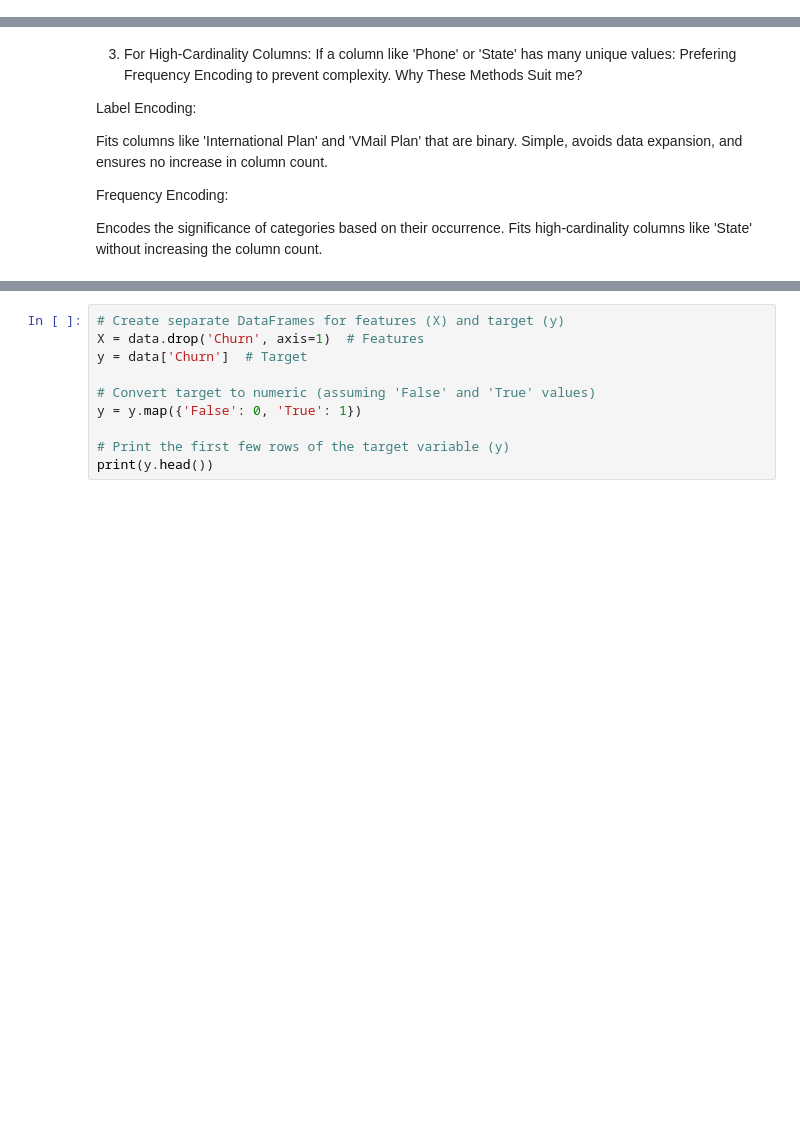
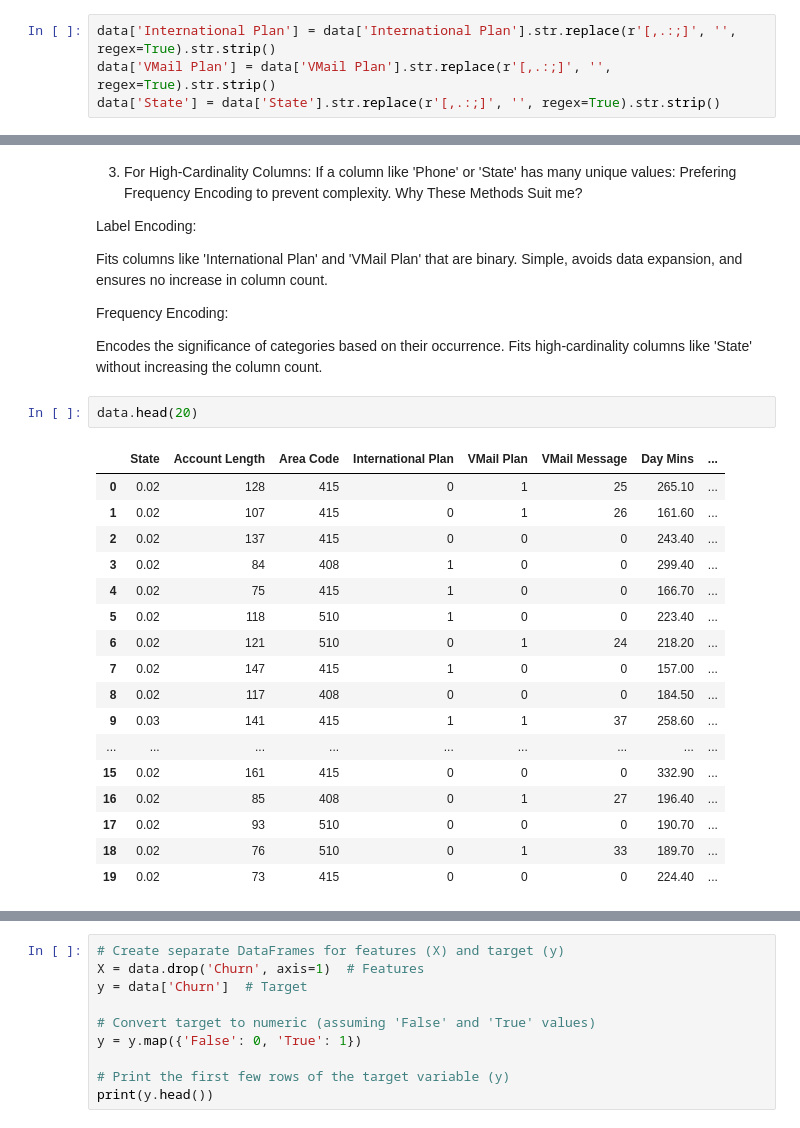
Before and after one commit to isahaq777/My_Projects, a Jupyter notebook: Data_Science_Projects/Telecom/No_Chrun_Telecom.ipynb, the cells around one changed output, grey strips where cells are left out. Cells and saved outputs as stored; diff of their text form; blank space fills up the shorter version.

```diff
--- a/Data_Science_Projects/Telecom/No_Chrun_Telecom.ipynb
+++ b/Data_Science_Projects/Telecom/No_Chrun_Telecom.ipynb
@@ -341,6 +342,10 @@ data['State'] = data['State'].str.strip()  # Remove leading/trailing spaces
 # %%
 ## removing the column,Columns like Phone don't not contribute meaningfully to analysis.
 data = data.drop(['Phone'], axis=1)
+# %%
+data['International Plan'] = data['International Plan'].str.replace(r'[,.:;]', '', regex=True).str.strip()
+data['VMail Plan'] = data['VMail Plan'].str.replace(r'[,.:;]', '', regex=True).str.strip()
+data['State'] = data['State'].str.replace(r'[,.:;]', '', regex=True).str.strip()
 # %% [markdown]
 1. For Binary Columns:
 Columns like 'International Plan' and 'VMail Plan' (e.g., 'Yes' and 'No'):
@@ -373,3 +378,23 @@ Frequency Encoding:
 
 Encodes the significance of categories based on their occurrence.
 Fits high-cardinality columns like 'State' without increasing the column count.
+# %%
+data.head(20)
+# %% [output]
+|  | State | Account Length | Area Code | International Plan | VMail Plan | VMail Message | Day Mins | ... |
+| 0 | 0.02 | 128 | 415 | 0 | 1 | 25 | 265.10 | ... |
+| 1 | 0.02 | 107 | 415 | 0 | 1 | 26 | 161.60 | ... |
+| 2 | 0.02 | 137 | 415 | 0 | 0 | 0 | 243.40 | ... |
+| 3 | 0.02 | 84 | 408 | 1 | 0 | 0 | 299.40 | ... |
+| 4 | 0.02 | 75 | 415 | 1 | 0 | 0 | 166.70 | ... |
+| 5 | 0.02 | 118 | 510 | 1 | 0 | 0 | 223.40 | ... |
+| 6 | 0.02 | 121 | 510 | 0 | 1 | 24 | 218.20 | ... |
+| 7 | 0.02 | 147 | 415 | 1 | 0 | 0 | 157.00 | ... |
+| 8 | 0.02 | 117 | 408 | 0 | 0 | 0 | 184.50 | ... |
+| 9 | 0.03 | 141 | 415 | 1 | 1 | 37 | 258.60 | ... |
+| ... | ... | ... | ... | ... | ... | ... | ... | ... |
+| 15 | 0.02 | 161 | 415 | 0 | 0 | 0 | 332.90 | ... |
+| 16 | 0.02 | 85 | 408 | 0 | 1 | 27 | 196.40 | ... |
+| 17 | 0.02 | 93 | 510 | 0 | 0 | 0 | 190.70 | ... |
+| 18 | 0.02 | 76 | 510 | 0 | 1 | 33 | 189.70 | ... |
+| 19 | 0.02 | 73 | 415 | 0 | 0 | 0 | 224.40 | ... |
```
Also changed, not shown: parts of 9 cells of this notebook.
